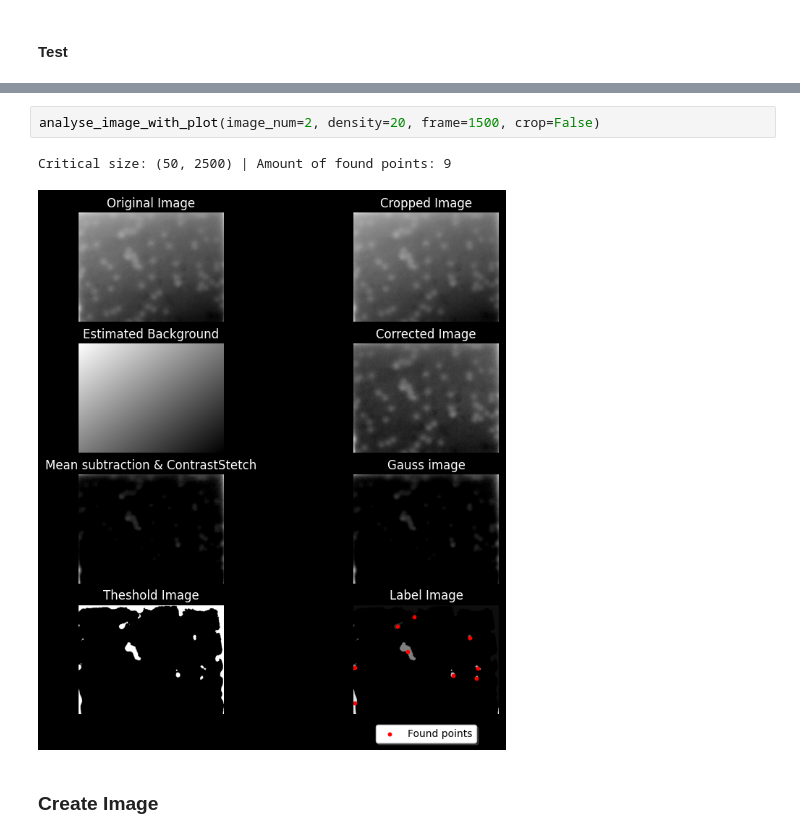
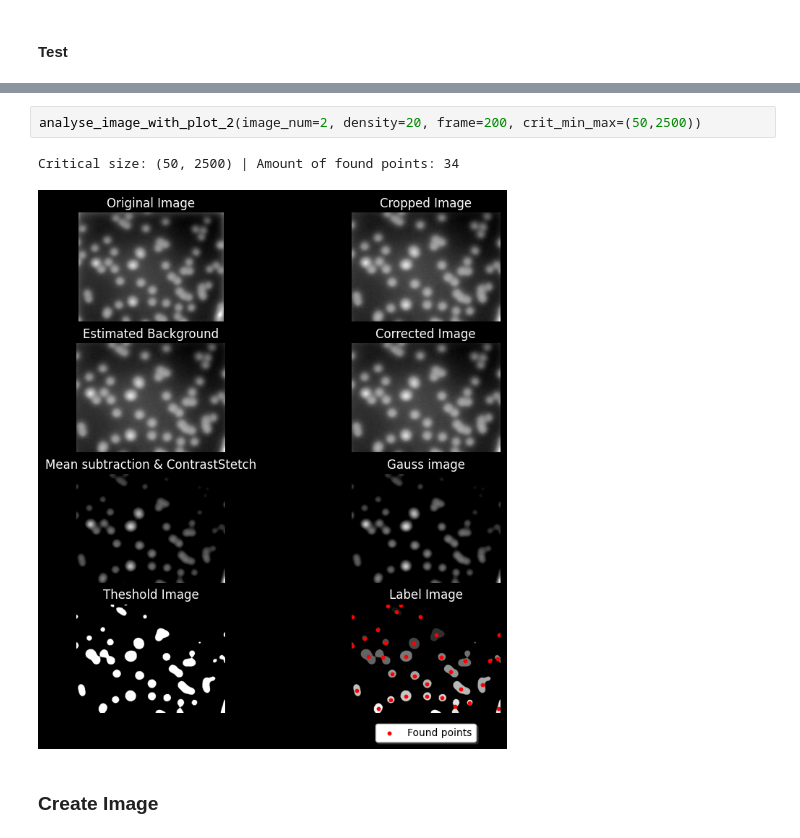
Before and after one commit to Linuxable/SMLM, a Jupyter notebook: analysis.ipynb, the cells around one changed output, grey strips where cells are left out. Drawn from its saved outputs; the diff is of its cells as text.

Commit message:
Added plot code

```diff
--- a/analysis.ipynb
+++ b/analysis.ipynb
@@ -174,8 +264,8 @@ last_frame = {
 # %%
-analyse_image_with_plot(image_num=2, density=20, frame=1500, crop=False)
+analyse_image_with_plot_2(image_num=2, density=20, frame=200, crit_min_max=(50,2500))
 # %% [output]
-Critical size: (50, 2500) | Amount of found points: 9
+Critical size: (50, 2500) | Amount of found points: 34
-[figure, old version]
+[figure, new version]
 # %% [markdown]
 ### **Create Image**
 # %%
```
Also changed, not shown: parts of 8 cells of this notebook, 9 other files.
